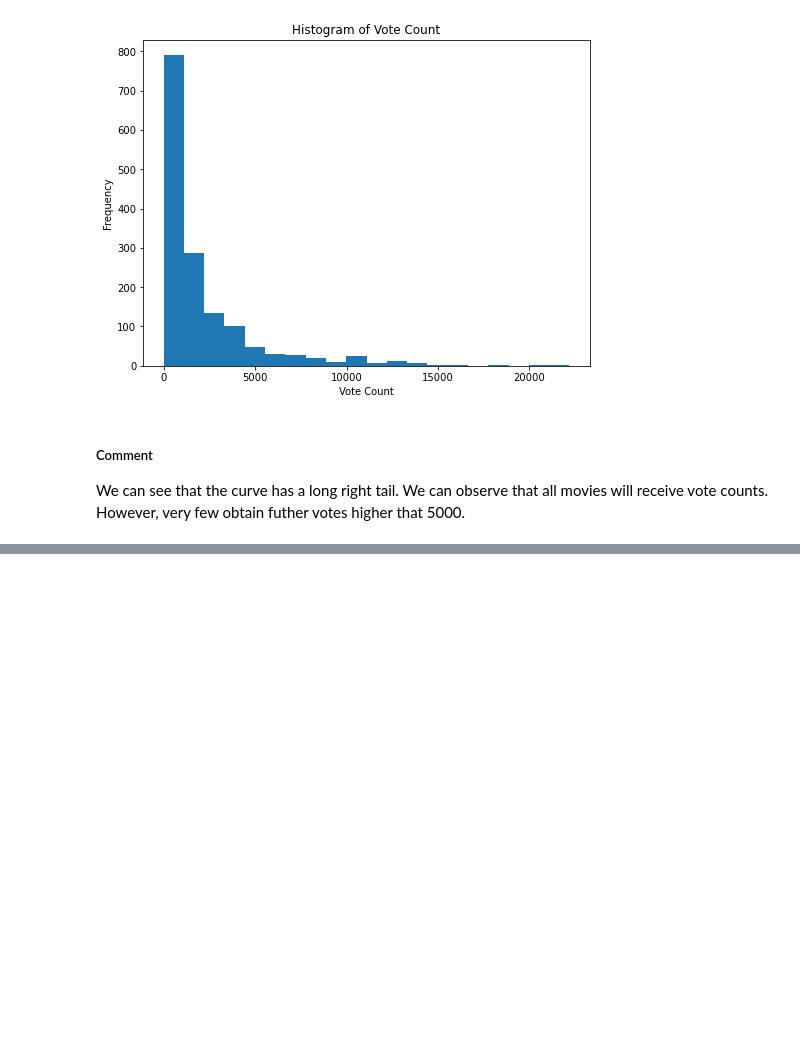
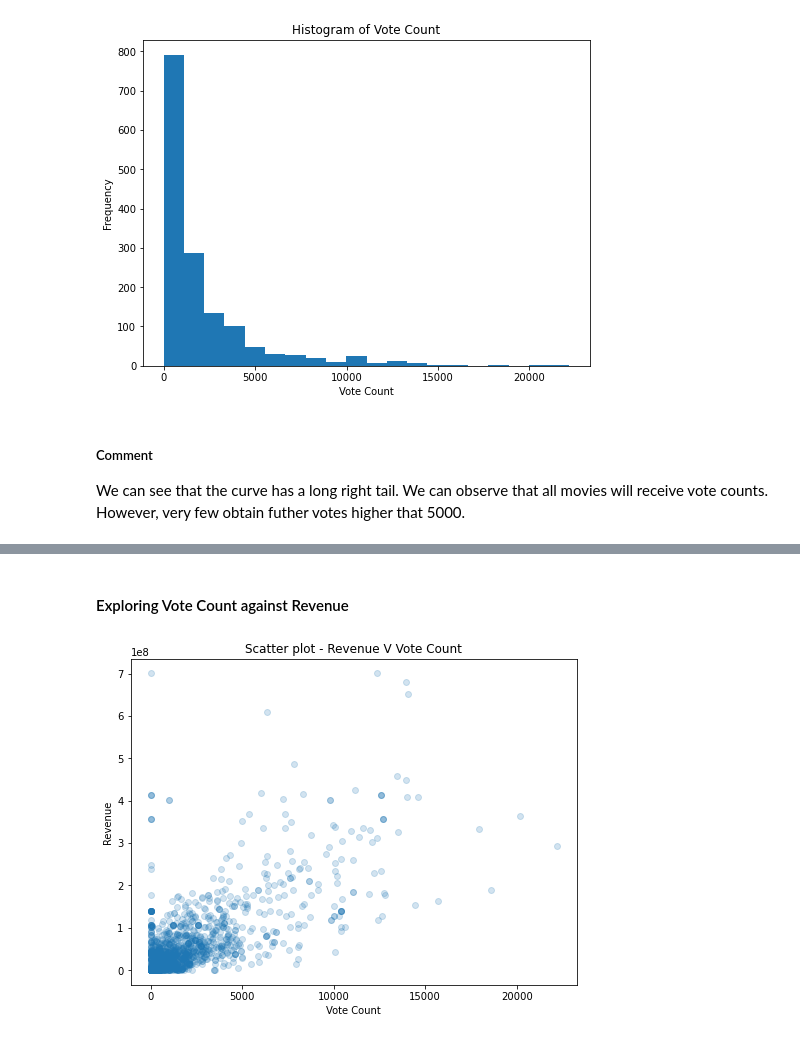
Before and after one commit to ggeorgekkariuki/Microsoft-Movie-Analysis, a Jupyter notebook: student.ipynb, the cells around one changed output, grey strips where cells are left out. Drawn from its saved outputs; the diff is of its cells as text; code cells hidden in the pictures; blank space fills up the shorter version.

```diff
--- a/student.ipynb
+++ b/student.ipynb
@@ -585,0 +608,9 @@ We can see that the curve has a long right tail. We can observe that all movies
+# %% [markdown]
+#### Exploring Vote Count against Revenue
+# %%
+plot_scatter(x=movies_df["vote_count"], y=movies_df['revenue'],
+             title = "Scatter plot - Revenue V Vote Count",
+             xlabel = "Vote Count",
+             ylabel = "Revenue")
+# %% [output]
+[figure, added]
```
Also changed, not shown: parts of 21 cells of this notebook.
